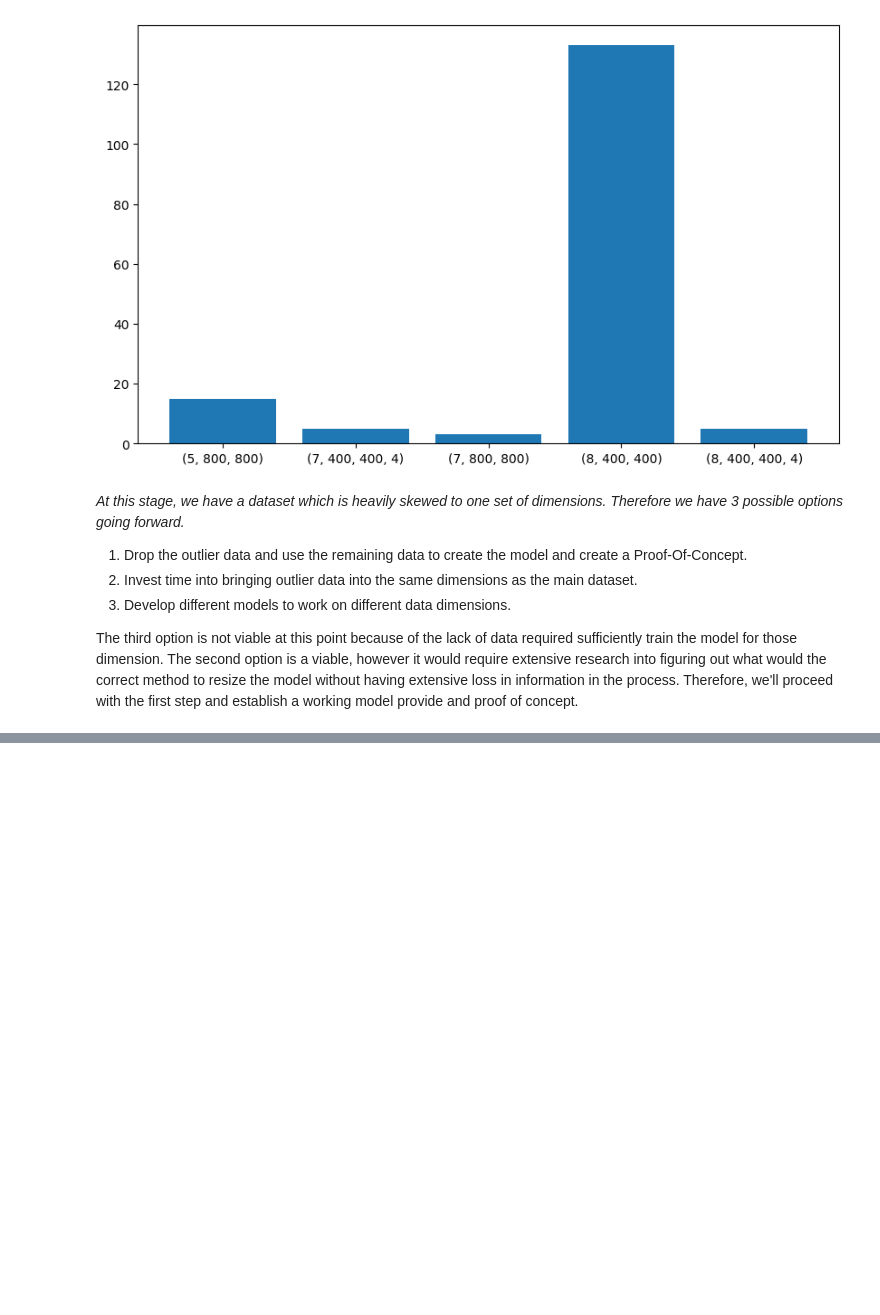
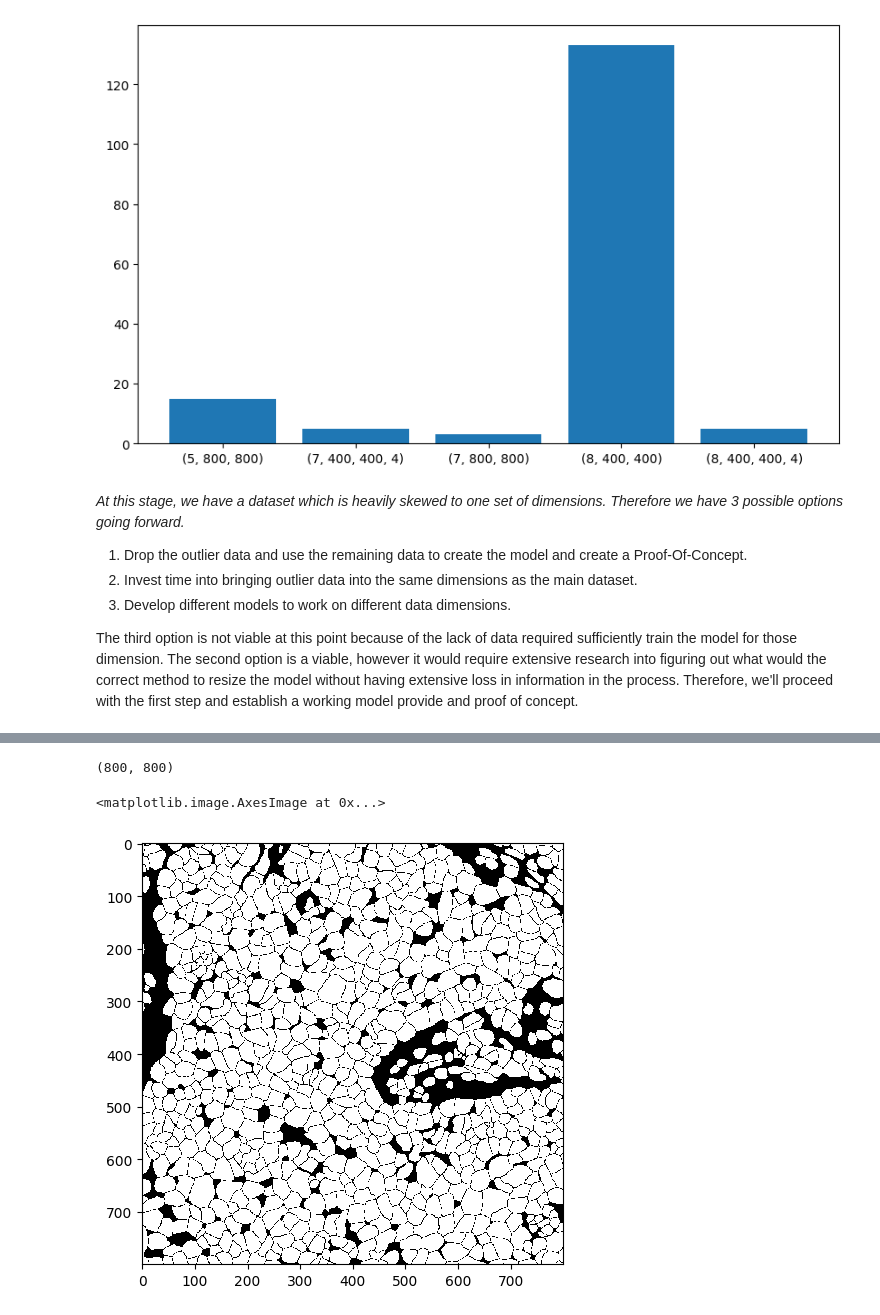
Before and after one commit to ganand2021/multiplexed-immunofluorescence-instance-segmentation, a Jupyter notebook: scripts/EDA & Data Preprocessing.ipynb, the cells around one changed output, grey strips where cells are left out. Saved outputs shown, nothing was run; the diff lists cells and outputs as text; code cells hidden in the pictures; blank space fills up the shorter version.

Commit message:
Classification Data Prep

```diff
--- a/scripts/EDA & Data Preprocessing.ipynb
+++ b/scripts/EDA & Data Preprocessing.ipynb
@@ -246,0 +307,7 @@ The third option is not viable at this point because of the lack of data require
+# %%
+classification_df = pd.DataFrame(
+    {'path': mask_paths,
+     'labels': mask_label
+    }
+)
+classification_df
@@ -246,0 +345,19 @@ The third option is not viable at this point because of the lack of data require
+# %%
+mask_dims = []
+mask_possible_samples = []
+for path in classification_df['path']:
+    img_array_shape = imread(path).shape
+    mask_dims.append(img_array_shape)
+    if img_array_shape[0] == 400:
+        mask_possible_samples.append(1)
+    else:
+        mask_possible_samples.append(4)
+# %%
+classification_v2_df = pd.DataFrame(
+    {'Path' : mask_paths,
+     'Labels' : mask_label,
+     'Dimensions' : mask_dims,
+     'Number Of Samples' : mask_possible_samples
+    }
+)
+classification_v2_df
@@ -246,0 +429,3 @@ The third option is not viable at this point because of the lack of data require
+# %%
+test_image_path = classification_v2_df['Path'].iloc[0]
+test_image = imread(test_image_path)
@@ -246,0 +442,10 @@ The third option is not viable at this point because of the lack of data require
+# %%
+test_image.shape
+# %% [output]
+(800, 800)
+# %%
+#Original
+imshow(test_image)
+# %% [output]
+<matplotlib.image.AxesImage at 0x...>
+[figure, added]
```
Also changed, not shown: parts of 24 cells of this notebook, 5 other files.
